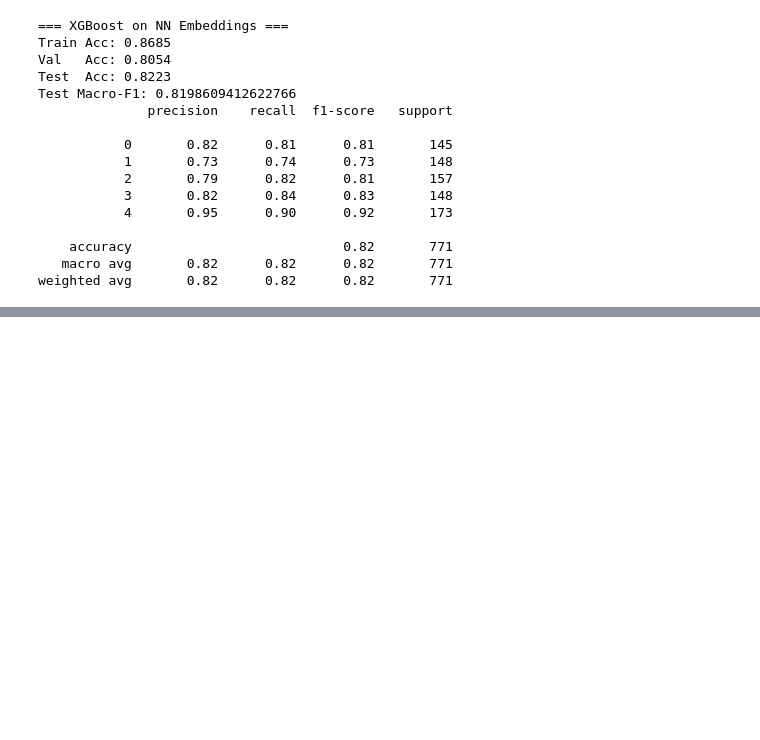
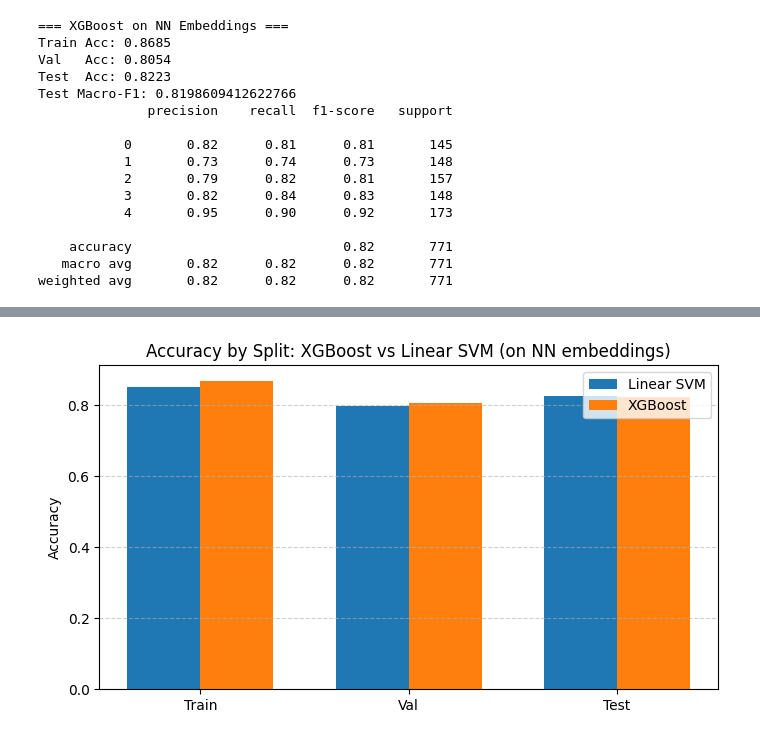
Before and after one commit to omaramin-77/Smart-Food-Guardian, a Jupyter notebook: model5.ipynb, the cells around one changed output, grey strips where cells are left out. Saved outputs shown, nothing was run; the diff lists cells and outputs as text; code cells hidden in the pictures; blank space fills up the shorter version.

Commit message:
plotting xgboost & SVC accuracy graph

```diff
--- a/model5.ipynb
+++ b/model5.ipynb
@@ -333,3 +333,10 @@ Test Macro-F1: 0.8198609412622766
     accuracy                           0.82       771
    macro avg       0.82      0.82      0.82       771
 weighted avg       0.82      0.82      0.82       771
+# %%
+svm = LinearSVC(C=1.0, class_weight="balanced", random_state=RANDOM_STATE)
+svm.fit(Z_tr, y_tr)
+
+svm_pred_tr  = svm.predict(Z_tr)
+svm_pred_val = svm.predict(Z_val)
+svm_pred_te  = svm.predict(Z_te)
@@ -335,0 +367,30 @@ weighted avg       0.82      0.82      0.82       771
+# %%
+labels = ["Train", "Val", "Test"]
+
+svm_acc = [
+    accuracy_score(y_tr, svm_pred_tr),
+    accuracy_score(y_val, svm_pred_val),
+    accuracy_score(y_te, svm_pred_te)
+]
+
+xgb_acc = [
+    accuracy_score(y_tr, xgb_pred_tr),
+    accuracy_score(y_val, xgb_pred_val),
+    accuracy_score(y_te, xgb_pred_te)
+]
+
+x = np.arange(len(labels))
+w = 0.35
+
+plt.figure(figsize=(7, 4))
+plt.bar(x - w/2, svm_acc, w, label="Linear SVM")
+plt.bar(x + w/2, xgb_acc, w, label="XGBoost")
+plt.xticks(x, labels)
+plt.ylabel("Accuracy")
+plt.title("Accuracy by Split: XGBoost vs Linear SVM (on NN embeddings)")
+plt.legend()
+plt.grid(axis="y", linestyle="--", alpha=0.6)
+plt.tight_layout()
+plt.show()
+# %% [output]
+[figure, added]
```
Also changed, not shown: parts of 1 cell of this notebook.
